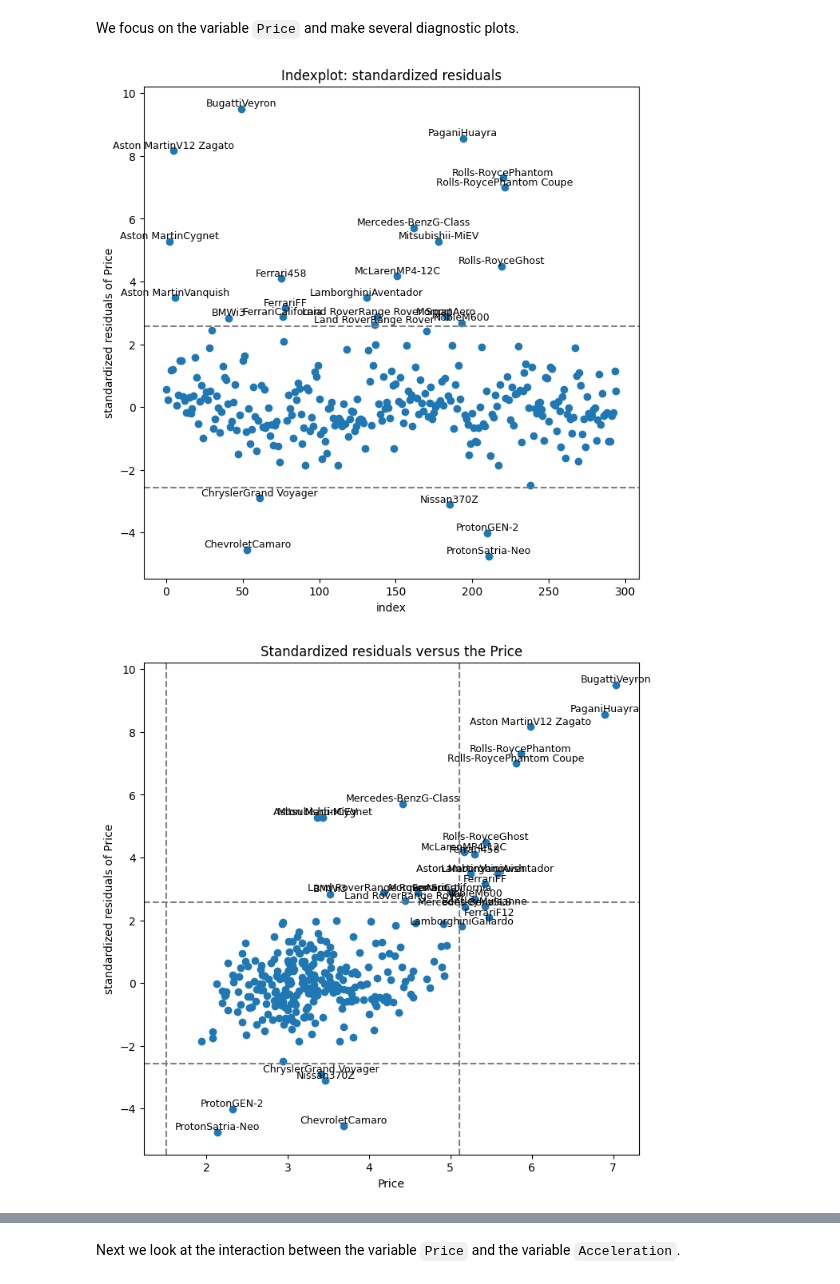
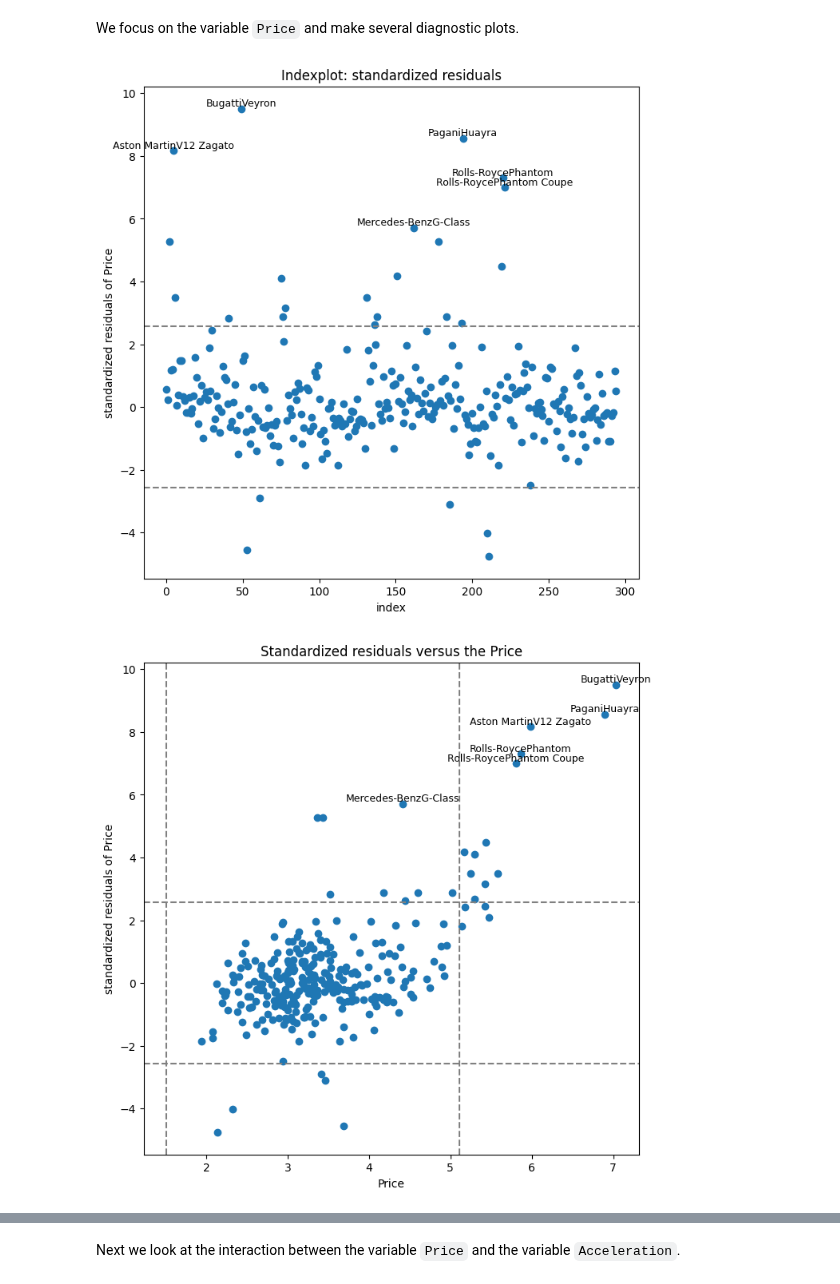
Before and after one commit to STAN-UAntwerp/robpy, a Jupyter notebook: docs/source/notebooks/cellmcd.ipynb, the cells around one changed output, grey strips where cells are left out. Cells and saved outputs as stored; diff of their text form; code cells hidden in the pictures.

Commit message:
enh: allow more strict thresholds for cell mcd plot annotation

```diff
--- a/docs/source/notebooks/cellmcd.ipynb
+++ b/docs/source/notebooks/cellmcd.ipynb
@@ -52,22 +52,27 @@ We focus on the variable `Price` and make several diagnostic plots.
 # %%
 variable = 0
 variable_name = "Price"
 cellmcd.cell_MCD_plot(
-    variable=variable, variable_name=variable_name, row_names=car_models, plottype="indexplot"
+    variable=variable,
+    variable_name=variable_name,
+    row_names=car_models,
+    plottype="indexplot",
+    annotation_quantile=0.9999999
 )
 plt.show()
 # %% [output]
-[figure, old version]
+[figure, new version]
 # %%
 cellmcd.cell_MCD_plot(
     variable=variable,
     variable_name=variable_name,
     row_names=car_models,
     plottype="residuals_vs_variable",
+    annotation_quantile=0.9999999
 )
 plt.show()
 # %% [output]
-[figure, old version]
+[figure, new version]
 # %%
 cellmcd.cell_MCD_plot(
     variable=variable,
```
Also changed, not shown: parts of 3 cells of this notebook, 2 other files.
